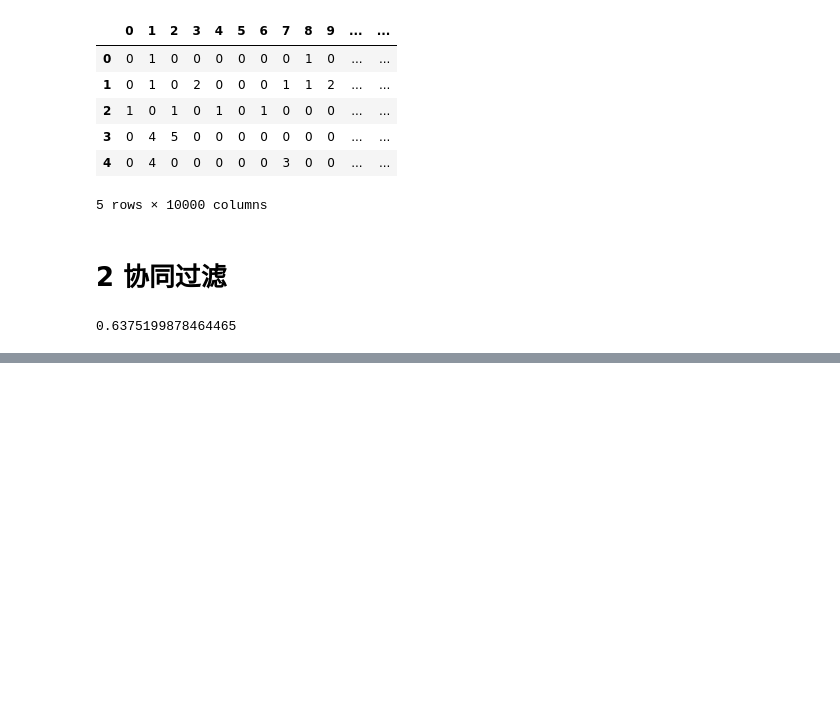
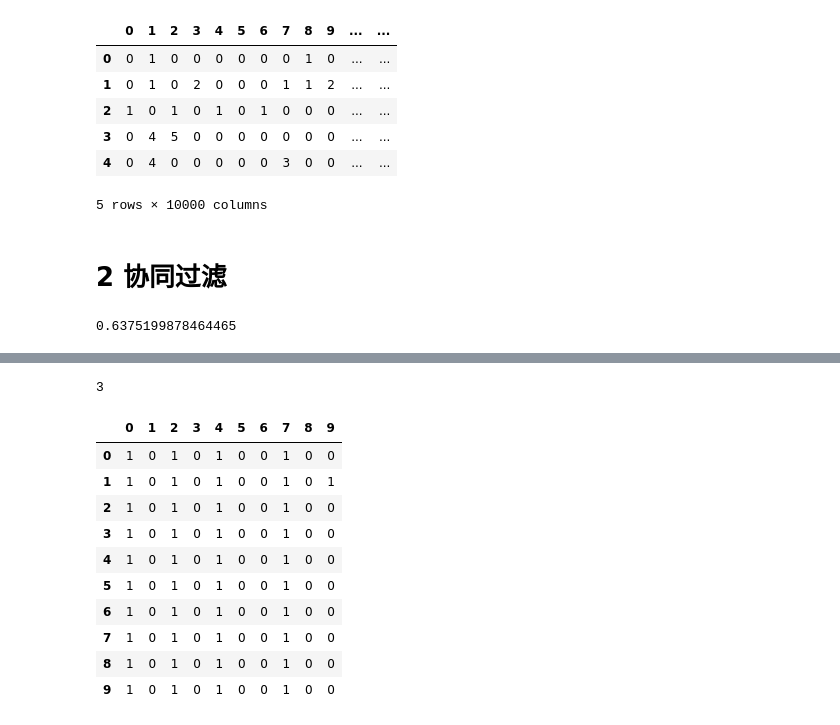
Before and after one commit to greengrassteam/BDA_PersonalizedRecommendation, a Jupyter notebook: main.ipynb, the cells around one changed output, grey strips where cells are left out. Cells and saved outputs as stored; diff of their text form; code cells hidden in the pictures; blank space fills up the shorter version.

```diff
--- a/main.ipynb
+++ b/main.ipynb
@@ -192,17 +192,46 @@ user_sim.iloc[0:10, 0:10]
 | 7 | 0.485914 | 0.486659 | 0.456102 | 0.480652 | 0.469293 | 0.457058 | 0.426888 | 0.000000 | 0.420089 | 0.383643 |
 | 8 | 0.461615 | 0.520652 | 0.518732 | 0.530741 | 0.550004 | 0.400203 | 0.534465 | 0.420089 | 0.000000 | 0.435907 |
 | 9 | 0.493266 | 0.502750 | 0.500384 | 0.526780 | 0.522992 | 0.412339 | 0.478501 | 0.383643 | 0.435907 | 0.000000 |
+# %%
+# 计算某用户对某电影的预测评分
+def predict(userid, movieid):
+    '''
+    评分预测
+    :param userid: 用户的id
+    :param movieid: 电影的id
+    :return: 预测评分
+    '''
+    score = 0
+    for i in range(0, 10000): # 因为上述定义中，自己和自己的相似性为0，所以这里自己参与运算，贡献为0，不影响最终结果，所以不需要考虑i==userid的情况
+        score += pd_user_sim.iloc[userid, i] * user_train.iloc[i, movieid]
+    score /= sum(pd_user_sim.iloc[userid, :])
+    return round(score)
+# 函数测试
+predict(0, 29)
+# %% [output]
+3
 # %%
 # 预测评分
 user_pre = pd.DataFrame(np.zeros([10000, 10000], int))
 
 for i in range(0, 10000):
-    for j in range(0, 0000):
-        pd_user_sim.iloc[i, j] = sim(user_train.iloc[i,:].values, user_train.iloc[j,:].values)
-        print(i, j, pd_user_sim.iloc[i, j])
-        pd_user_sim.iloc[j, i] = pd_user_sim.iloc[i, j]
+    for j in range(0, 10000):
+        user_pre.iloc[i, j] = predict(i, j)
+        print(i, j)
 
-pd_user_sim
+user_pre.iloc[0:10, 0:10]
+# %% [output]
+|  | 0 | 1 | 2 | 3 | 4 | 5 | 6 | 7 | 8 | 9 |
+| 0 | 1 | 0 | 1 | 0 | 1 | 0 | 0 | 1 | 0 | 0 |
+| 1 | 1 | 0 | 1 | 0 | 1 | 0 | 0 | 1 | 0 | 1 |
+| 2 | 1 | 0 | 1 | 0 | 1 | 0 | 0 | 1 | 0 | 0 |
+| 3 | 1 | 0 | 1 | 0 | 1 | 0 | 0 | 1 | 0 | 0 |
+| 4 | 1 | 0 | 1 | 0 | 1 | 0 | 0 | 1 | 0 | 0 |
+| 5 | 1 | 0 | 1 | 0 | 1 | 0 | 0 | 1 | 0 | 0 |
+| 6 | 1 | 0 | 1 | 0 | 1 | 0 | 0 | 1 | 0 | 0 |
+| 7 | 1 | 0 | 1 | 0 | 1 | 0 | 0 | 1 | 0 | 0 |
+| 8 | 1 | 0 | 1 | 0 | 1 | 0 | 0 | 1 | 0 | 0 |
+| 9 | 1 | 0 | 1 | 0 | 1 | 0 | 0 | 1 | 0 | 0 |
 # %%
 # 定义均方根误差函数
 def RMSE():
```
Also changed, not shown: parts of 2 cells of this notebook.
